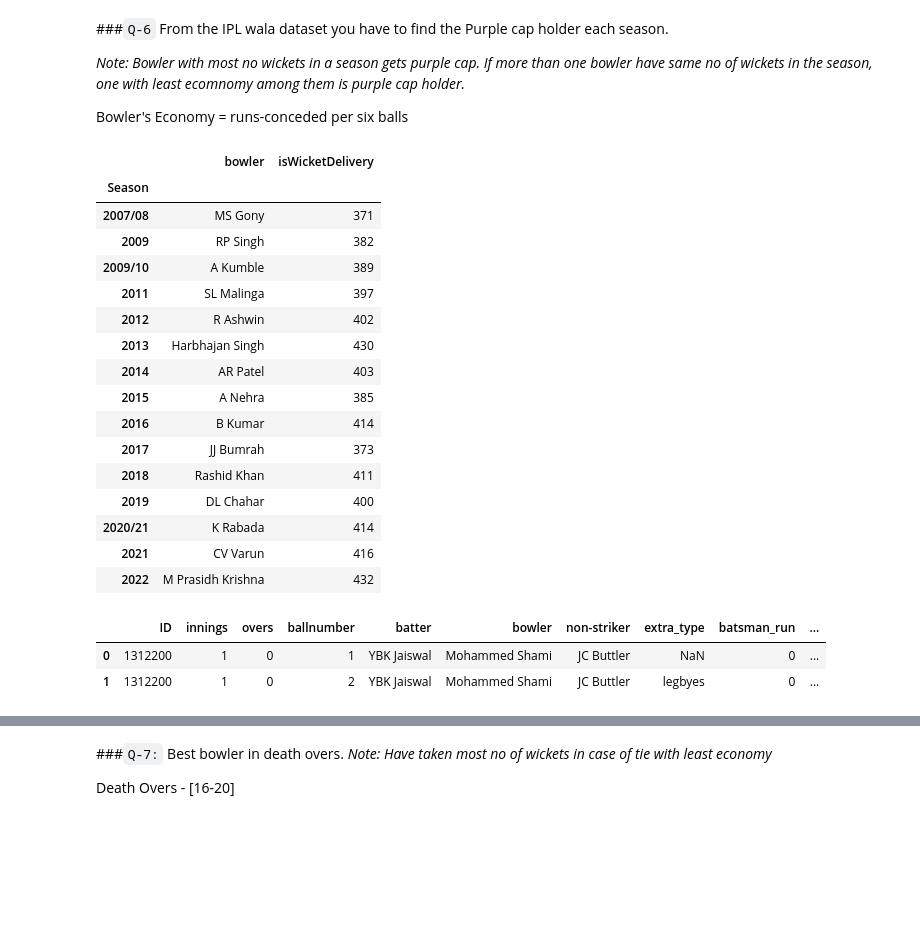
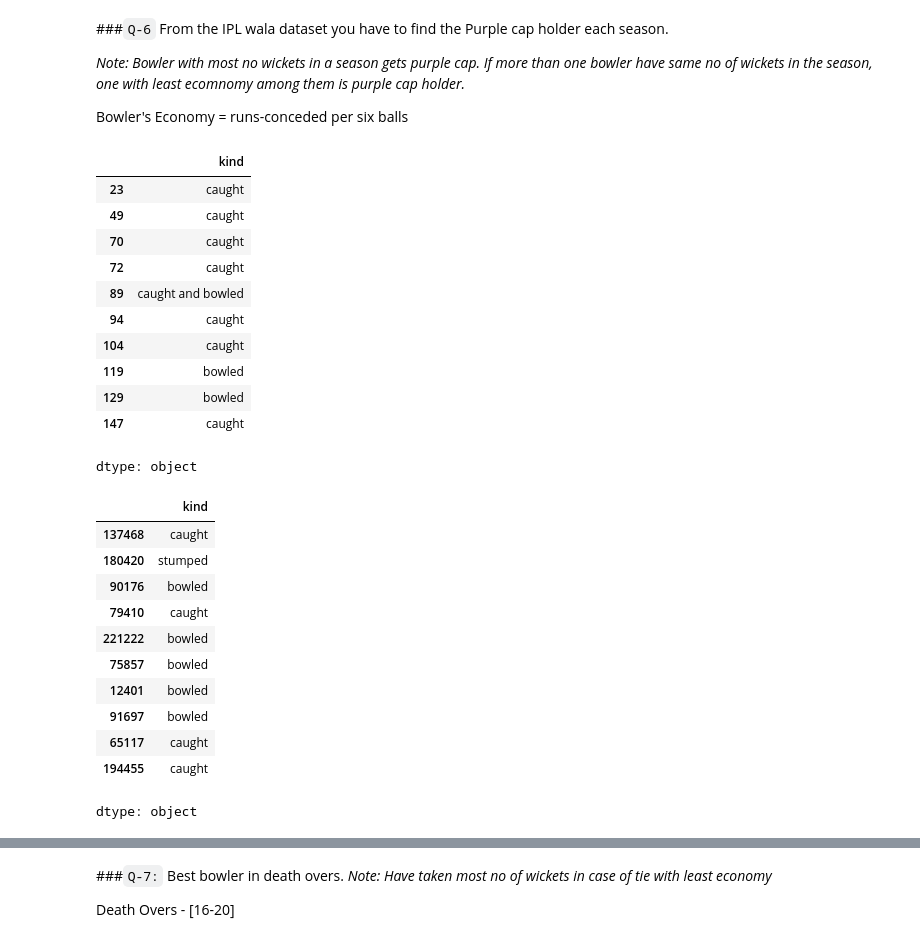
Before and after one commit to iqraghori/Data-science, a Jupyter notebook: Pandas_practice/merging_joining.ipynb, the cells around one changed output, grey strips where cells are left out. Saved outputs shown, nothing was run; the diff lists cells and outputs as text; code cells hidden in the pictures; blank space fills up the shorter version.

```diff
--- a/Pandas_practice/merging_joining.ipynb
+++ b/Pandas_practice/merging_joining.ipynb
@@ -128,31 +128,55 @@ ipl_match = pd.read_csv("data/IPL_Matches_2008_2022.csv")
 ipl_deliveries = pd.read_csv("data/ipl_deliveries.csv")
 # %%
 df_ipl = ipl_ball_by_ball.merge(ipl_match,how="inner",on="ID")
-df_ipl.groupby(['Season','bowler'])['isWicketDelivery'].count().sort_values(ascending=False).reset_index().groupby('Season').first()
+bowler_credit = ['caught','bowled','lbw','caught and bowled','stumped','hit wicket']
+
+df_wickets = df_ipl[df_ipl['kind'].isin(bowler_credit)]
+
+wickets = (
+    df_wickets
+    .groupby(['Season','bowler'])['kind']
+    .count()
+    .sort_values(ascending=False)
+    .reset_index()
+    #.groupby('Season')
+    #.first()
+)
+
+economy = (
+    df_ipl
+    .groupby(['Season','bowler'])
+)
+
+wickets
+df_wickets['kind'].head(10)
 # %% [output]
-|  | bowler | isWicketDelivery |
-| Season |  |  |
-| 2007/08 | MS Gony | 371 |
-| 2009 | RP Singh | 382 |
-| 2009/10 | A Kumble | 389 |
-| 2011 | SL Malinga | 397 |
-| 2012 | R Ashwin | 402 |
-| 2013 | Harbhajan Singh | 430 |
-| 2014 | AR Patel | 403 |
-| 2015 | A Nehra | 385 |
-| 2016 | B Kumar | 414 |
-| 2017 | JJ Bumrah | 373 |
-| 2018 | Rashid Khan | 411 |
-| 2019 | DL Chahar | 400 |
-| 2020/21 | K Rabada | 414 |
-| 2021 | CV Varun | 416 |
-| 2022 | M Prasidh Krishna | 432 |
+|  | kind |
+| 23 | caught |
+| 49 | caught |
+| 70 | caught |
+| 72 | caught |
+| 89 | caught and bowled |
+| 94 | caught |
+| 104 | caught |
+| 119 | bowled |
+| 129 | bowled |
+| 147 | caught |
+dtype: object
-# %%
-ipl_ball_by_ball.head(2)
-# %% [output]
-|  | ID | innings | overs | ballnumber | batter | bowler | non-striker | extra_type | batsman_run | ... |
-| 0 | 1312200 | 1 | 0 | 1 | YBK Jaiswal | Mohammed Shami | JC Buttler | NaN | 0 | ... |
-| 1 | 1312200 | 1 | 0 | 2 | YBK Jaiswal | Mohammed Shami | JC Buttler | legbyes | 0 | ... |
+# %%
+ipl_ball_by_ball['kind'].dropna().sample(10)
+# %% [output]
+|  | kind |
+| 137468 | caught |
+| 180420 | stumped |
+| 90176 | bowled |
+| 79410 | caught |
+| 221222 | bowled |
+| 75857 | bowled |
+| 12401 | bowled |
+| 91697 | bowled |
+| 65117 | caught |
+| 194455 | caught |
+dtype: object
 # %%
 ipl_match.head(2)
 # %% [output]
```
